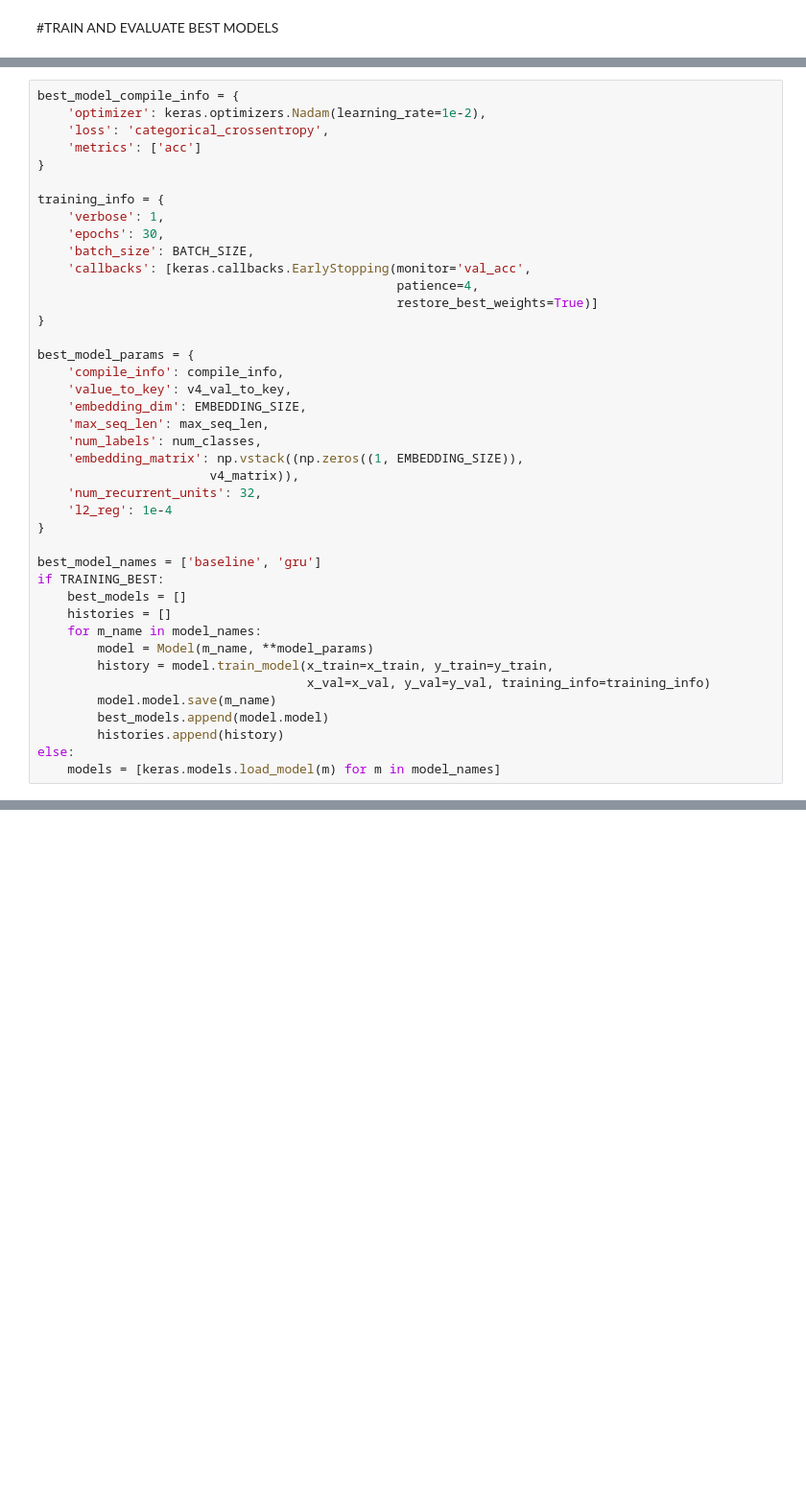
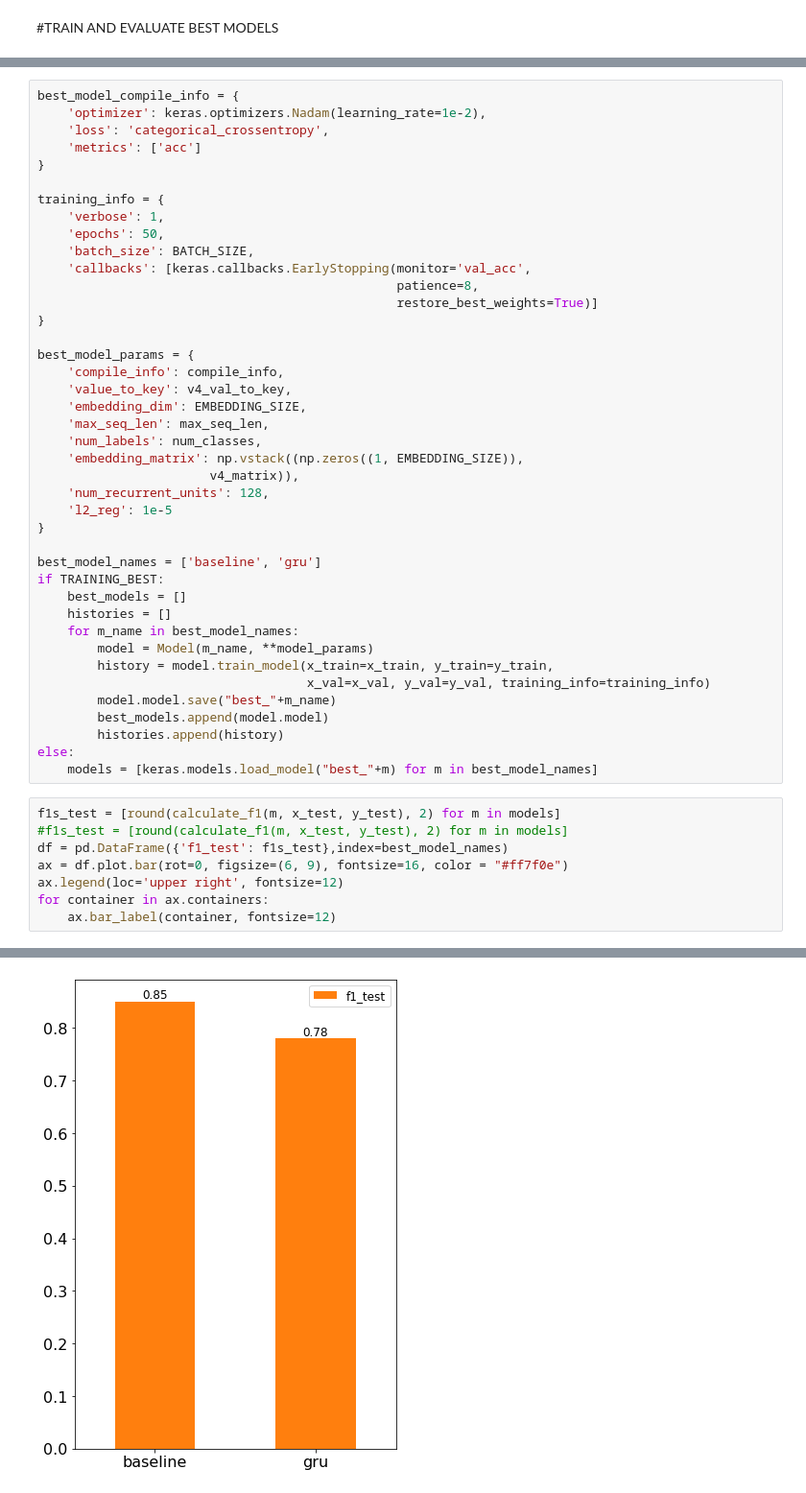
Before and after one commit to NoLogicPlease/pos_tagging, a Jupyter notebook: Assignment1.ipynb, the cells around one changed output, grey strips where cells are left out. Shown at 96% size. Drawn from its saved outputs; the diff is of its cells as text; blank space fills up the shorter version.

```diff
--- a/Assignment1.ipynb
+++ b/Assignment1.ipynb
@@ -902,10 +811,10 @@ best_model_compile_info = {
 
 training_info = {
     'verbose': 1,
-    'epochs': 30,
+    'epochs': 50,
     'batch_size': BATCH_SIZE,
     'callbacks': [keras.callbacks.EarlyStopping(monitor='val_acc',
-                                                patience=4,
+                                                patience=8,
                                                 restore_best_weights=True)]
 }
 
@@ -917,20 +826,29 @@ best_model_params = {
     'num_labels': num_classes,
     'embedding_matrix': np.vstack((np.zeros((1, EMBEDDING_SIZE)),
                        v4_matrix)),
-    'num_recurrent_units': 32,
-    'l2_reg': 1e-4
+    'num_recurrent_units': 128,
+    'l2_reg': 1e-5
 }
 
 best_model_names = ['baseline', 'gru']
 if TRAINING_BEST:
     best_models = []
     histories = []
-    for m_name in model_names:
+    for m_name in best_model_names:
         model = Model(m_name, **model_params)
         history = model.train_model(x_train=x_train, y_train=y_train,
                                     x_val=x_val, y_val=y_val, training_info=training_info)
-        model.model.save(m_name)
+        model.model.save("best_"+m_name)
         best_models.append(model.model)
         histories.append(history)
 else:
-    models = [keras.models.load_model(m) for m in model_names]
+    models = [keras.models.load_model("best_"+m) for m in best_model_names]
+# %%
+f1s_test = [round(calculate_f1(m, x_test, y_test), 2) for m in models]
+#f1s_test = [round(calculate_f1(m, x_test, y_test), 2) for m in models]
+df = pd.DataFrame({'f1_test': f1s_test},index=best_model_names)
+ax = df.plot.bar(rot=0, figsize=(6, 9), fontsize=16, color = "#ff7f0e")
+ax.legend(loc='upper right', fontsize=12)
+for container in ax.containers:
+    ax.bar_label(container, fontsize=12)
+# %% [output]
@@ -936,0 +859 @@ else:
+[figure, added]
```
Also changed, not shown: parts of 18 cells of this notebook, 1 other file.
